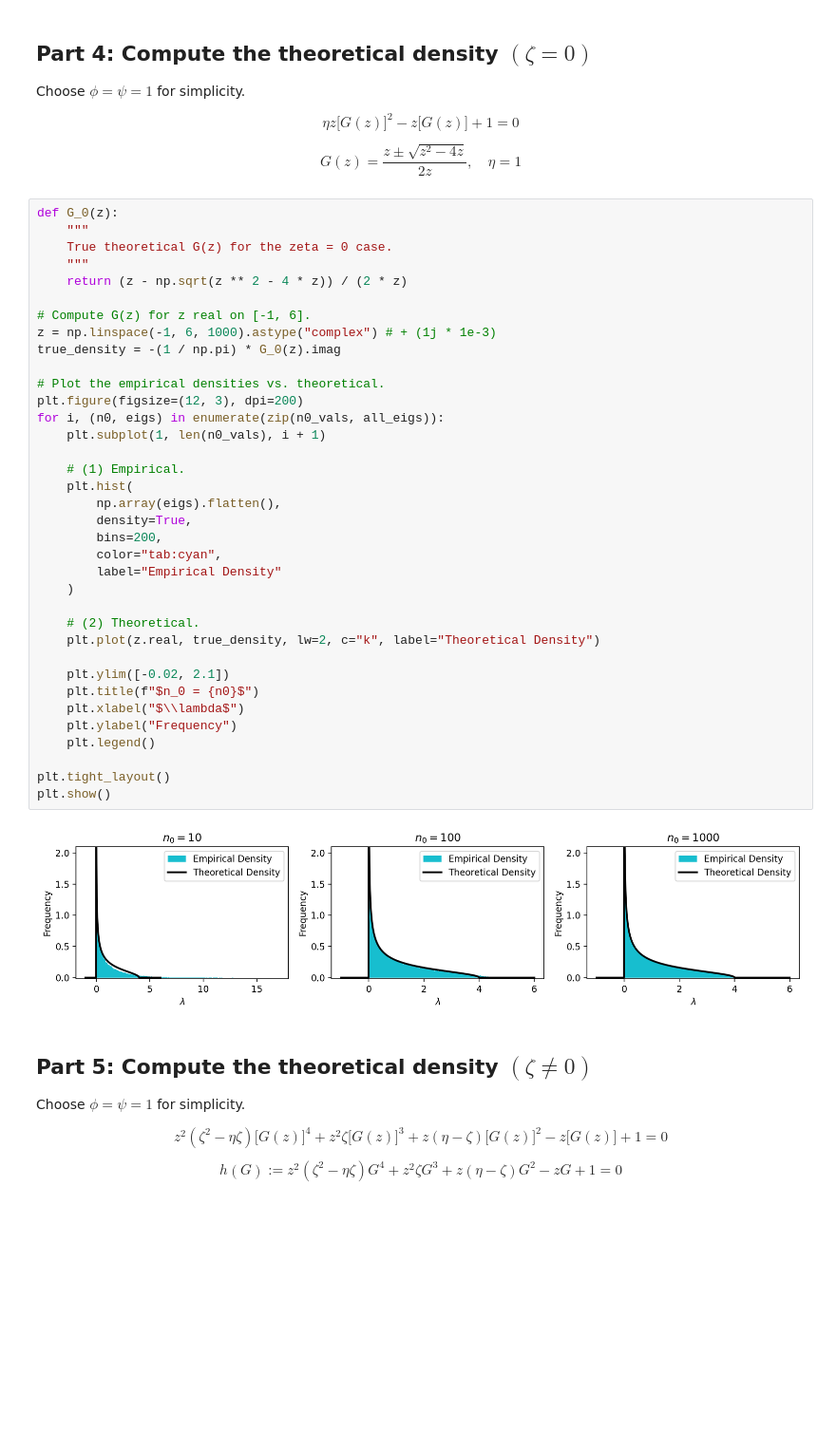
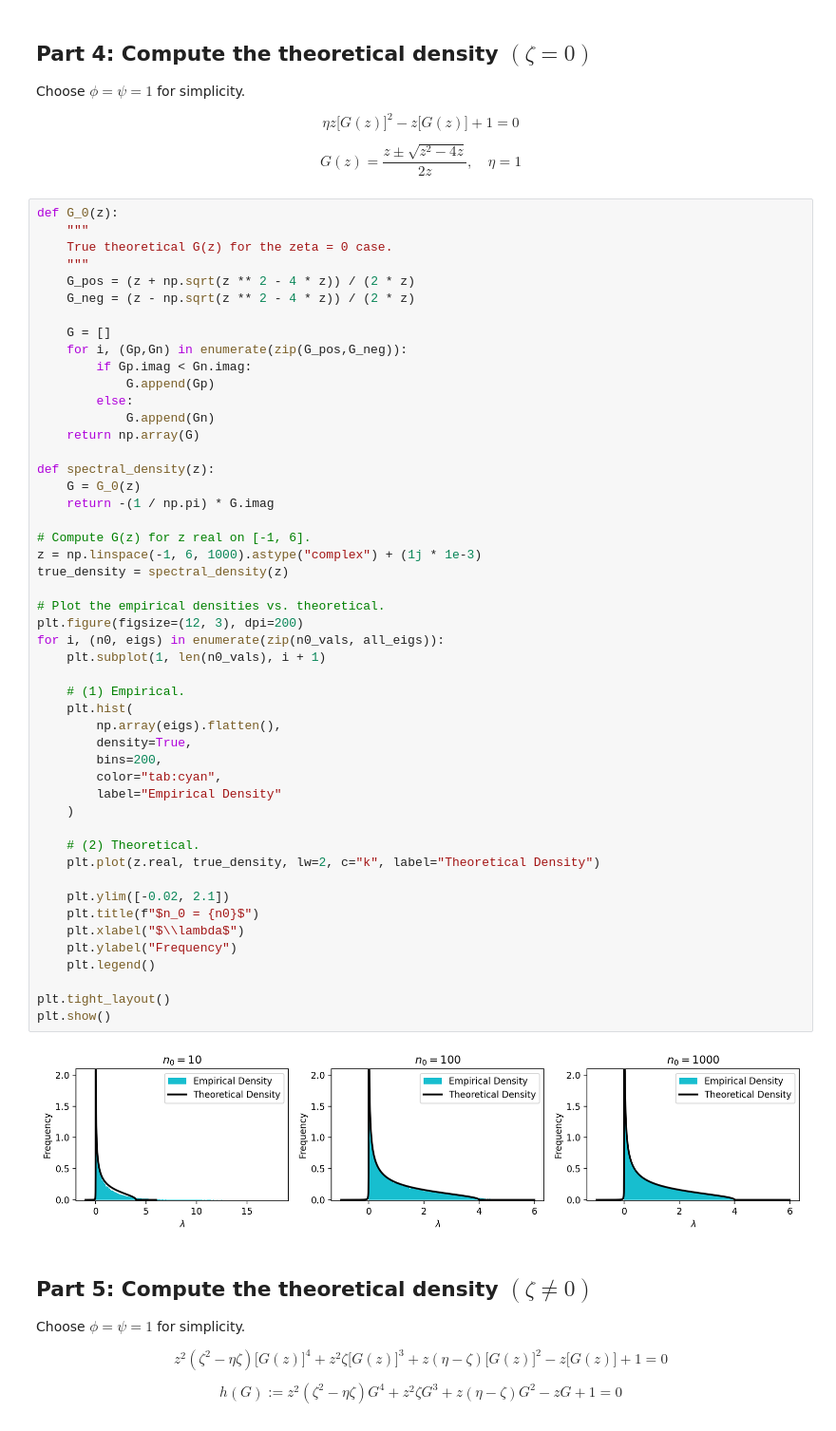
Before and after one commit to sichinaga/amath590-rmt-project, a Jupyter notebook: spectral_density.ipynb, the cells around one changed output. Shown at 95% size. Cells and saved outputs as stored; diff of their text form; blank space fills up the shorter version.

```diff
--- a/spectral_density.ipynb
+++ b/spectral_density.ipynb
@@ -131,39 +131,52 @@ def G_0(z):
     """
     True theoretical G(z) for the zeta = 0 case.
     """
-    return (z - np.sqrt(z ** 2 - 4 * z)) / (2 * z)
+    G_pos = (z + np.sqrt(z ** 2 - 4 * z)) / (2 * z)
+    G_neg = (z - np.sqrt(z ** 2 - 4 * z)) / (2 * z)
+
+    G = []
+    for i, (Gp,Gn) in enumerate(zip(G_pos,G_neg)):
+        if Gp.imag < Gn.imag:
+            G.append(Gp)
+        else:
+            G.append(Gn)
+    return np.array(G)
+
+def spectral_density(z):
+    G = G_0(z)
+    return -(1 / np.pi) * G.imag
 
 # Compute G(z) for z real on [-1, 6].
-z = np.linspace(-1, 6, 1000).astype("complex") # + (1j * 1e-3)
-true_density = -(1 / np.pi) * G_0(z).imag
+z = np.linspace(-1, 6, 1000).astype("complex") + (1j * 1e-3)
+true_density = spectral_density(z)
 
 # Plot the empirical densities vs. theoretical.
 plt.figure(figsize=(12, 3), dpi=200)
 for i, (n0, eigs) in enumerate(zip(n0_vals, all_eigs)):
     plt.subplot(1, len(n0_vals), i + 1)
 
     # (1) Empirical.
     plt.hist(
         np.array(eigs).flatten(),
         density=True,
         bins=200,
         color="tab:cyan",
         label="Empirical Density"
     )
 
     # (2) Theoretical.
     plt.plot(z.real, true_density, lw=2, c="k", label="Theoretical Density")
 
     plt.ylim([-0.02, 2.1])
     plt.title(f"$n_0 = {n0}$")
     plt.xlabel("$\\lambda$")
     plt.ylabel("Frequency")
     plt.legend()
 
 plt.tight_layout()
 plt.show()
 # %% [output]
-[figure, old version]
+[figure, new version]
 # %% [markdown]
 ## Part 5: Compute the theoretical density $(\zeta \neq 0)$
 Choose $\phi = \psi = 1$ for simplicity.
```
Also changed, not shown: parts of 9 cells of this notebook.
